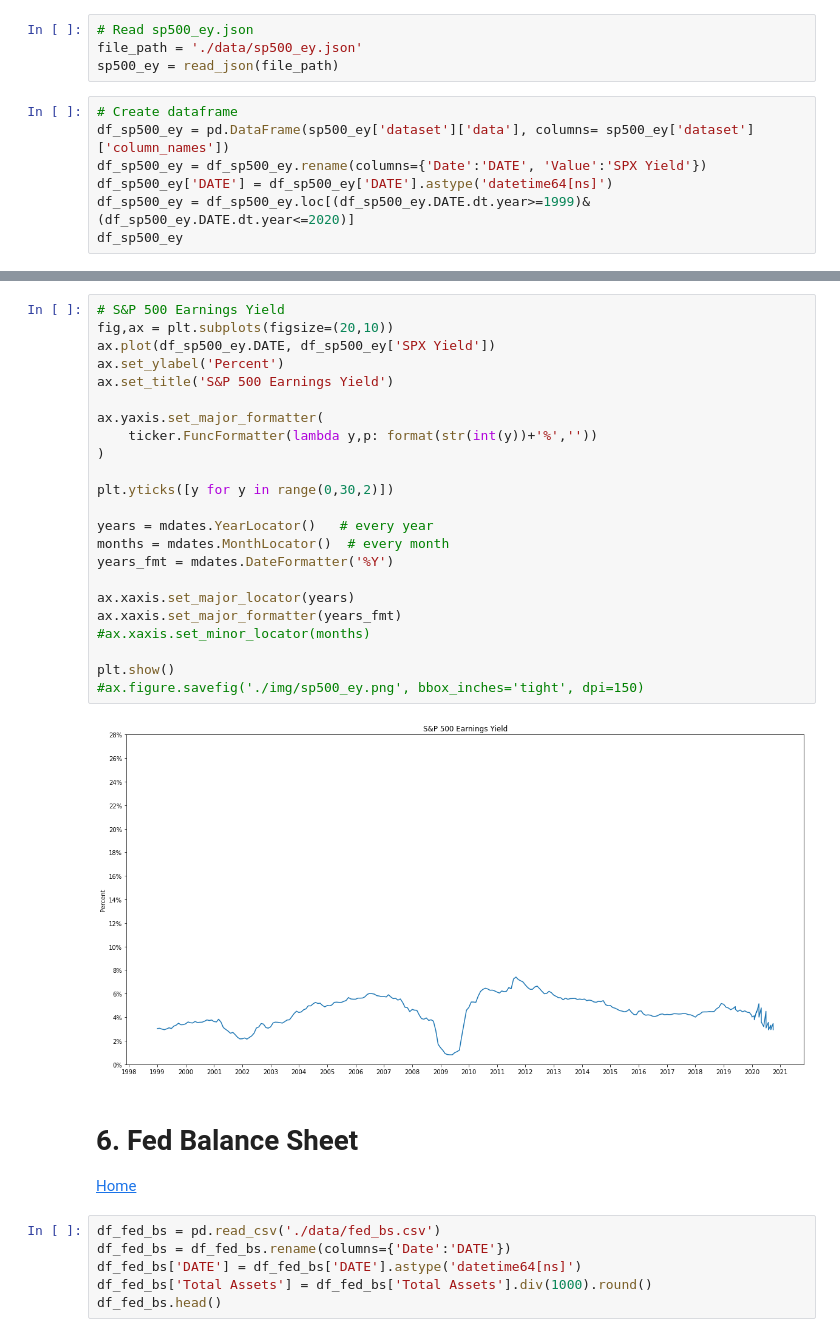
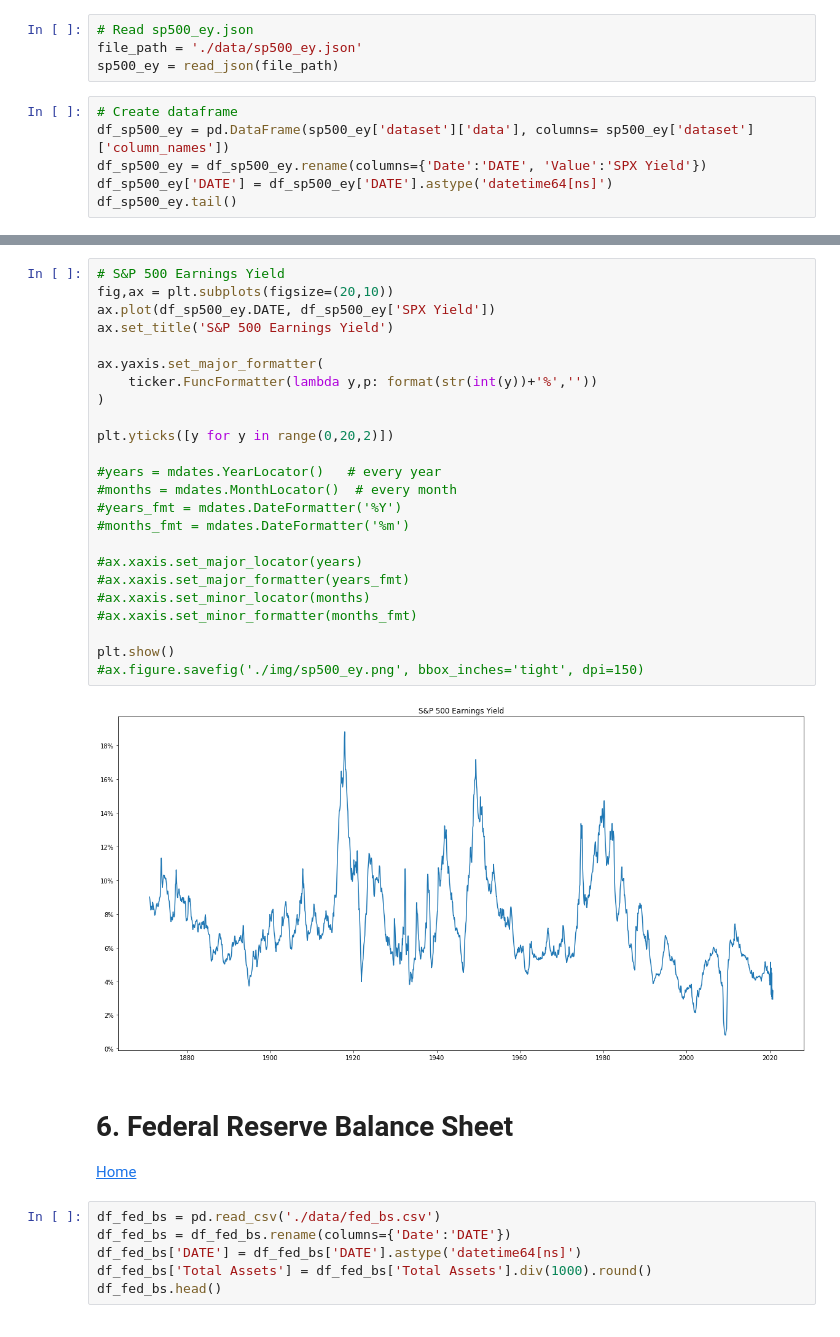
Before and after one commit to AmitSamra/Bonds, a Jupyter notebook: bonds.ipynb, the cells around one changed output, grey strips where cells are left out. Cells and saved outputs as stored; diff of their text form.

Commit message:
Formatted plots

```diff
--- a/bonds.ipynb
+++ b/bonds.ipynb
@@ -308,7 +318,6 @@ sp500_ey = read_json(file_path)
 df_sp500_ey = pd.DataFrame(sp500_ey['dataset']['data'], columns= sp500_ey['dataset']['column_names'])
 df_sp500_ey = df_sp500_ey.rename(columns={'Date':'DATE', 'Value':'SPX Yield'})
 df_sp500_ey['DATE'] = df_sp500_ey['DATE'].astype('datetime64[ns]')
-df_sp500_ey = df_sp500_ey.loc[(df_sp500_ey.DATE.dt.year>=1999)&(df_sp500_ey.DATE.dt.year<=2020)]
-df_sp500_ey
+df_sp500_ey.tail()
 # %% [output]
 |  | DATE | SPX Yield |
@@ -327,30 +329,31 @@ df_sp500_ey
 # %%
 # S&P 500 Earnings Yield
 fig,ax = plt.subplots(figsize=(20,10))
 ax.plot(df_sp500_ey.DATE, df_sp500_ey['SPX Yield'])
-ax.set_ylabel('Percent')
 ax.set_title('S&P 500 Earnings Yield')
 
 ax.yaxis.set_major_formatter(
     ticker.FuncFormatter(lambda y,p: format(str(int(y))+'%',''))
 )
 
-plt.yticks([y for y in range(0,30,2)])
+plt.yticks([y for y in range(0,20,2)])
 
-years = mdates.YearLocator()   # every year
-months = mdates.MonthLocator()  # every month
-years_fmt = mdates.DateFormatter('%Y')
+#years = mdates.YearLocator()   # every year
+#months = mdates.MonthLocator()  # every month
+#years_fmt = mdates.DateFormatter('%Y')
+#months_fmt = mdates.DateFormatter('%m')
 
-ax.xaxis.set_major_locator(years)
-ax.xaxis.set_major_formatter(years_fmt)
+#ax.xaxis.set_major_locator(years)
+#ax.xaxis.set_major_formatter(years_fmt)
 #ax.xaxis.set_minor_locator(months)
+#ax.xaxis.set_minor_formatter(months_fmt)
 
 plt.show()
 #ax.figure.savefig('./img/sp500_ey.png', bbox_inches='tight', dpi=150)
 # %% [output]
-[figure, old version]
+[figure, new version]
 # %% [markdown]
-# <a id='section6'>6. Fed Balance Sheet</a>
+# <a id='section6'>6. Federal Reserve Balance Sheet</a>
 
 <a href='#home'>Home</a>
 # %%
```
Also changed, not shown: parts of 48 cells of this notebook.
